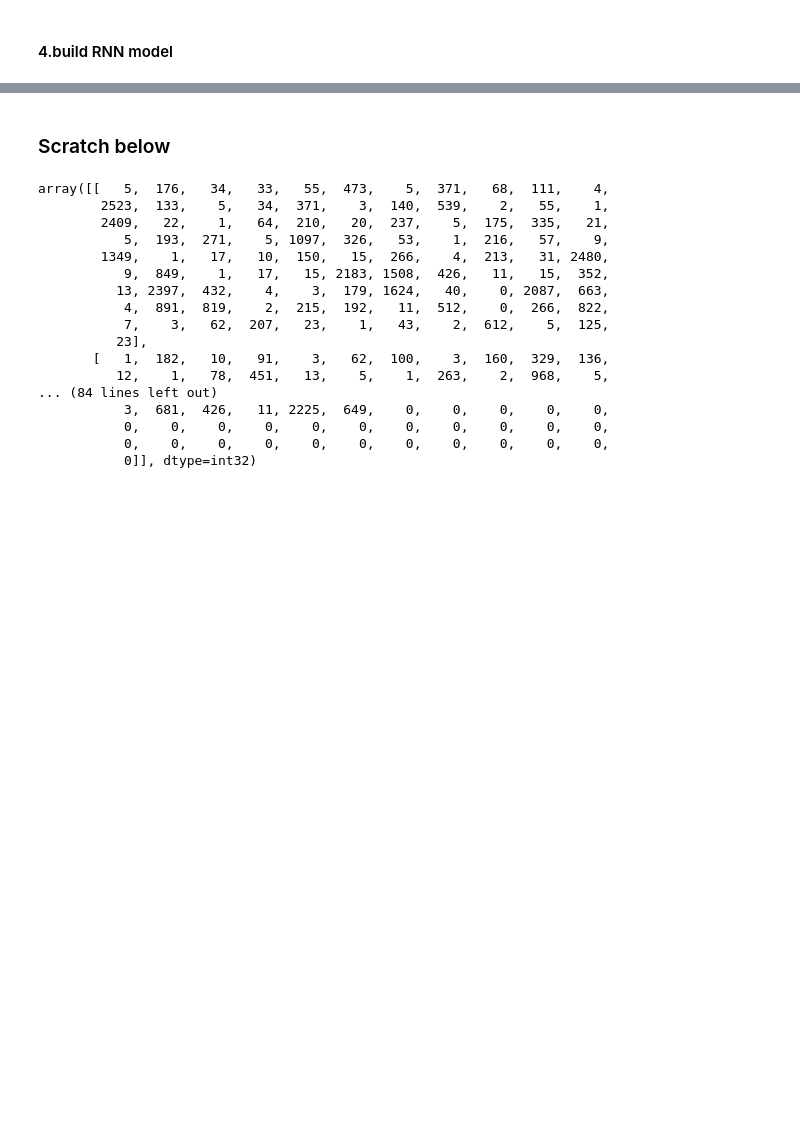
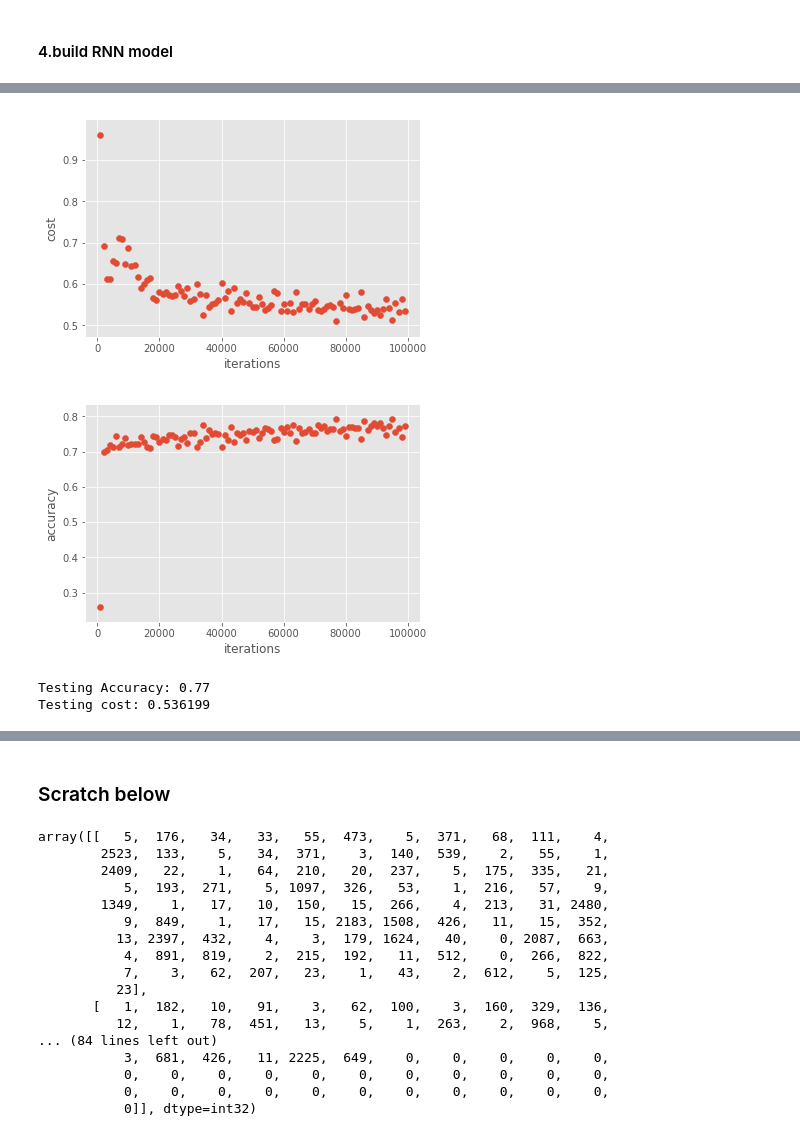
Before and after one commit to yannie/w266-final-project, a Jupyter notebook: Amazon_Review_Helpfuless_Annie.ipynb, the cells around one changed output, grey strips where cells are left out. Saved outputs shown, nothing was run; the diff lists cells and outputs as text; code cells hidden in the pictures; blank space fills up the shorter version.

```diff
--- a/Amazon_Review_Helpfuless_Annie.ipynb
+++ b/Amazon_Review_Helpfuless_Annie.ipynb
@@ -594,0 +628,10 @@ Testing cost: 0.74913
+# %%
+# Changed to Fancy RNN (2nd run same settings)
+# 1.0 keep_prob
+# 1 layer
+visualizeTraining(iters, costs, accs)
+# %% [output]
+[figure, added]
+[figure, added]
+Testing Accuracy: 0.77
+Testing cost: 0.536199
```
Also changed, not shown: parts of 17 cells of this notebook.
